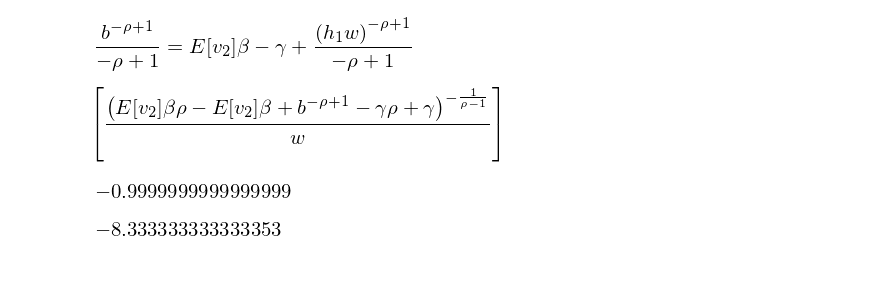
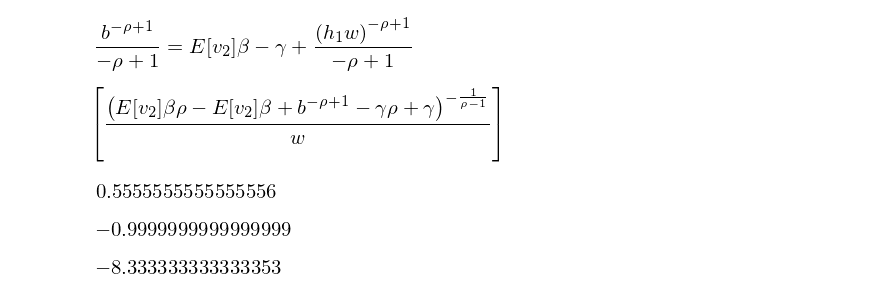
Before and after one commit to NumEconCopenhagen/projects-2019-nx31, a Jupyter notebook: examproject/examproject-T.ipynb, the cells around one changed output. Drawn from its saved outputs; the diff is of its cells as text; code cells hidden in the pictures; blank space fills up the shorter version.

```diff
--- a/examproject/examproject-T.ipynb
+++ b/examproject/examproject-T.ipynb
@@ -320,11 +322,14 @@ The kink in human capital is then where the two utilities are equal, so we set t
 # %%
 # Breakeven human capital in period 2
 rho = 2
 beta = 0.96
 gamma = 0.1
 w = 2
 b = 1
 h2 = (b**(-rho + 1) - gamma*rho + gamma)**(-1/(rho - 1))/w
+h2
+# %% [output]
+[figure, added]
 # %%
 #Expected v_2
 v2 = (w*h2*1)**(1-rho)/(1-rho)-gamma
```
Also changed, not shown: parts of 52 cells of this notebook.
